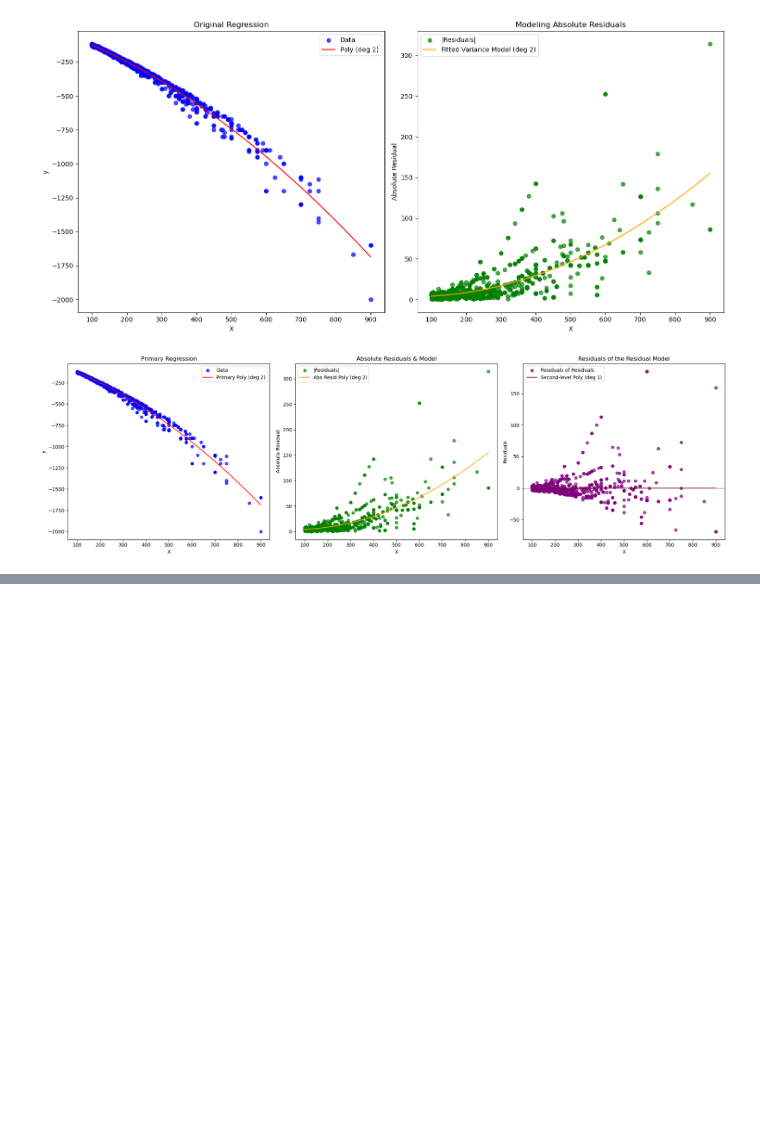
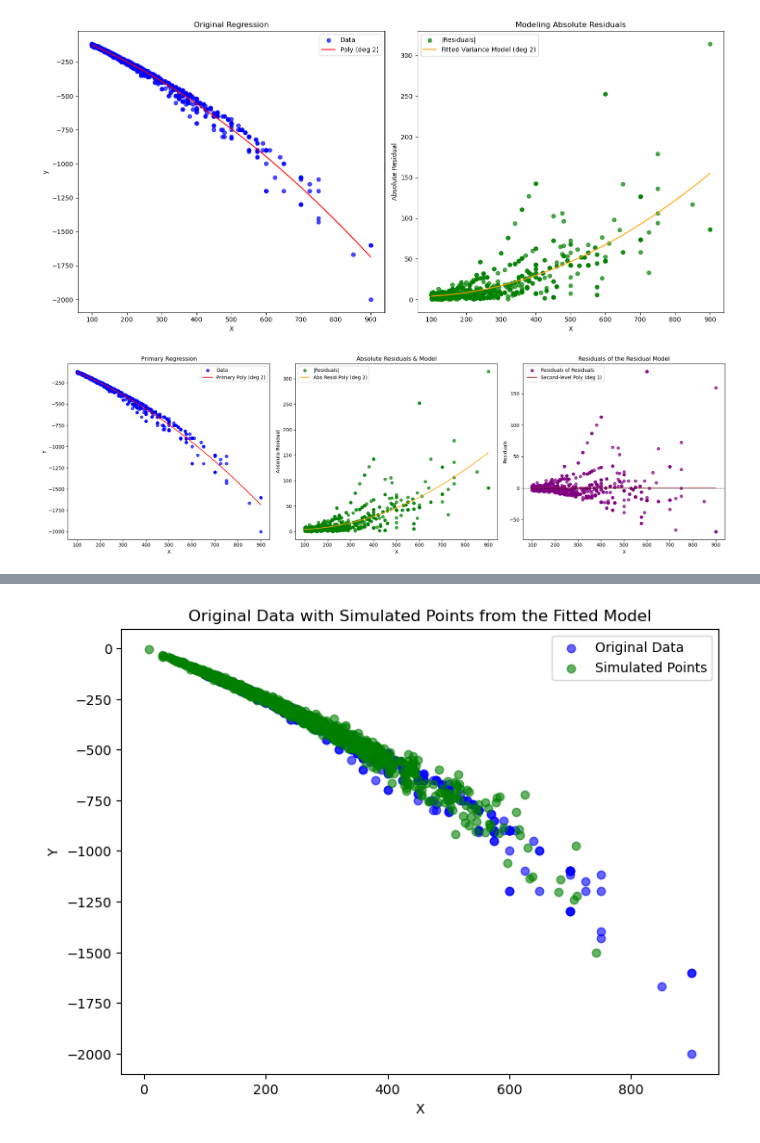
Before and after one commit to jakebirnbach/MoneyLineGANs, a Jupyter notebook: ML Models/stat_model.ipynb, the cells around one changed output, grey strips where cells are left out. Saved outputs shown, nothing was run; the diff lists cells and outputs as text; code cells hidden in the pictures; blank space fills up the shorter version.

```diff
--- a/ML Models/stat_model.ipynb
+++ b/ML Models/stat_model.ipynb
@@ -257,7 +257,7 @@ from scipy.stats import gamma as gamma_dist
 
 # Assume gamma_data is defined as m1.c2_data[:, 0]
 # For example:
-# gamma_data = m1.c2_data[:, 0]
+gamma_data = m1.c2_data[:, 0]
 
 # Define the negative log-likelihood (NLL) for the Gamma distribution.
 def negative_log_likelihood(k, data):
@@ -545,0 +633,22 @@ fit_double_residual_model(data, degree_model=2, degree_abs_res=2, degree_resid2=
+# %%
+# Generate a grid of x values (same range as your data)
+x_sim = np.random.gamma(k_mle, theta_mle, 1000)
+
+# Calculate the mean and standard deviation for the simulated points
+mu_sim = b0 + b1 * x_sim + b2 * x_sim**2
+sigma_sim = np.sqrt(np.exp(alpha0 + alpha1 * x_sim))
+
+# Generate simulated y values from the normal distribution defined by the model
+y_sim = np.random.normal(loc=mu_sim, scale=sigma_sim)
+
+# Create the plot:
+plt.figure(figsize=(8, 6))
+plt.scatter(x, y, label='Original Data', color='blue', alpha=0.6)
+plt.scatter(x_sim, y_sim, label='Simulated Points', color='green', alpha=0.6)
+plt.xlabel('X')
+plt.ylabel('Y')
+plt.title('Original Data with Simulated Points from the Fitted Model')
+plt.legend()
+plt.show()
+# %% [output]
+[figure, added]
```
Also changed, not shown: parts of 8 cells of this notebook.
